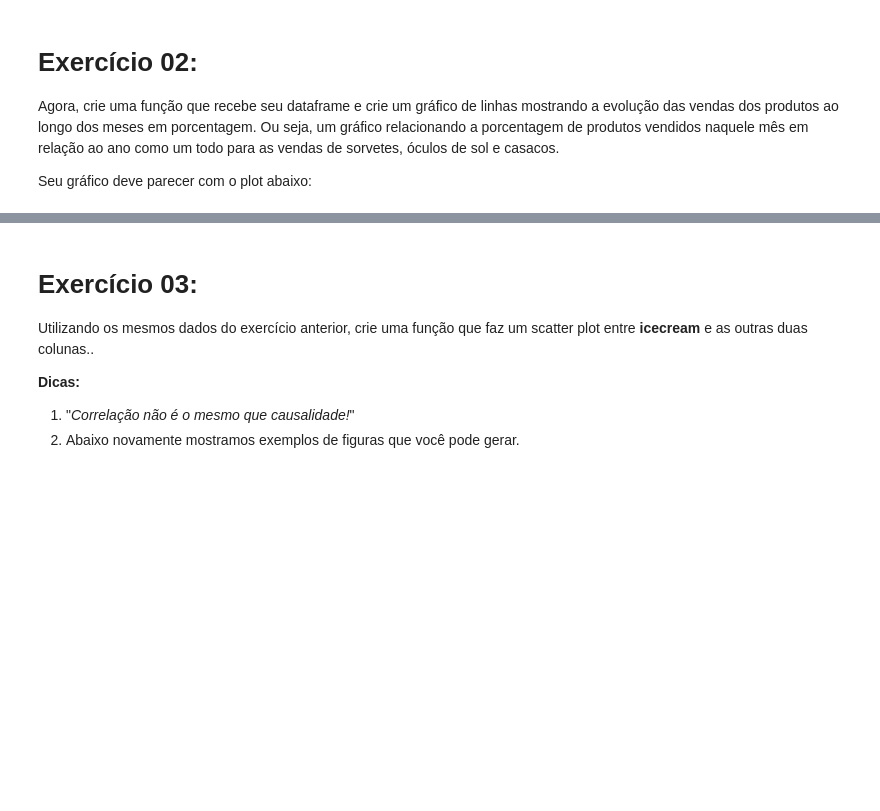
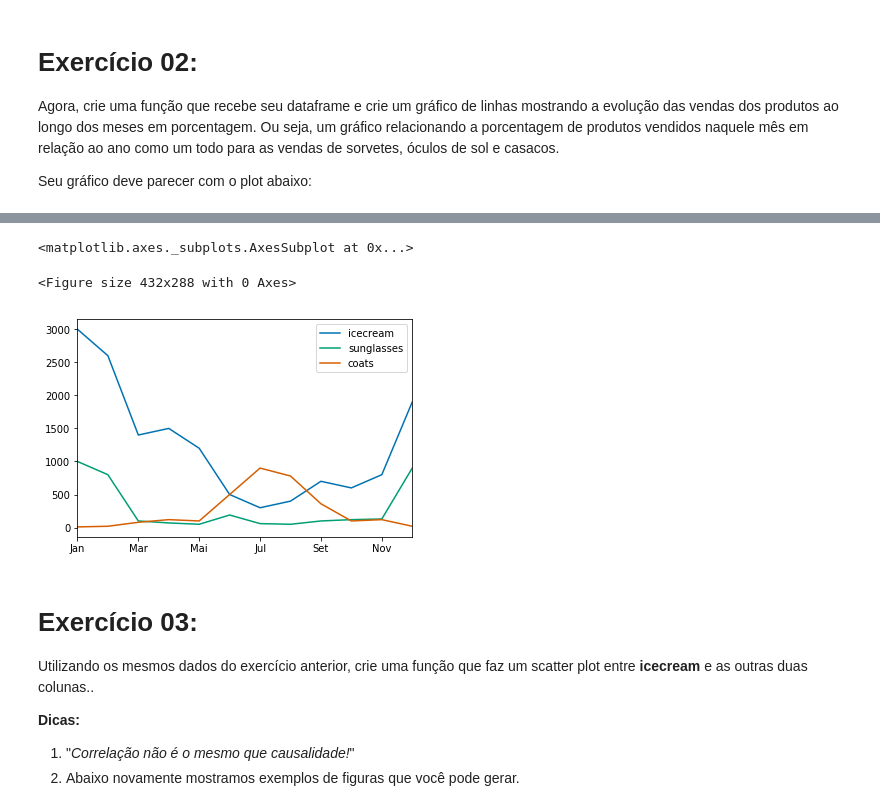
Before and after one commit to gabrielspires/ICD, a Jupyter notebook: _Lista1/Lista01.ipynb, the cells around one changed output, grey strips where cells are left out. Saved outputs shown, nothing was run; the diff lists cells and outputs as text; code cells hidden in the pictures; blank space fills up the shorter version.

```diff
--- a/_Lista1/Lista01.ipynb
+++ b/_Lista1/Lista01.ipynb
@@ -42,10 +42,10 @@ Dez     1900        900         20
 __Dica__
 
 Usar `list(zip(colunas))`. Ou, montar um dicionário na mão.
-# %%
-def cria_df(labels, coluna1, coluna2, coluna3, names):
-    # YOUR CODE HERE
-    raise NotImplementedError()
+# %%
+def cria_df(labels, coluna1, coluna2, coluna3, names):
+    data = list(zip(ice_cream, sunglasses, coats))
+    return pd.DataFrame(data = data, index = labels, columns = names)
 # %%
 ice_cream = [3000, 2600, 1400, 1500, 1200, 500, 300, 400, 700, 600, 800, 1900]
 sunglasses = [1000, 800, 100, 70, 50, 190, 60, 50, 100, 120, 130, 900]
@@ -72,3 +85,10 @@ raise NotImplementedError()
+# %%
+plt.figure()
+df.plot()
+# %% [output]
+<matplotlib.axes._subplots.AxesSubplot at 0x...>
+<Figure size 432x288 with 0 Axes>
+[figure, added]
 # %% [markdown]
 # Exercício 03:
 
```
Also changed, not shown: parts of 5 cells of this notebook.
